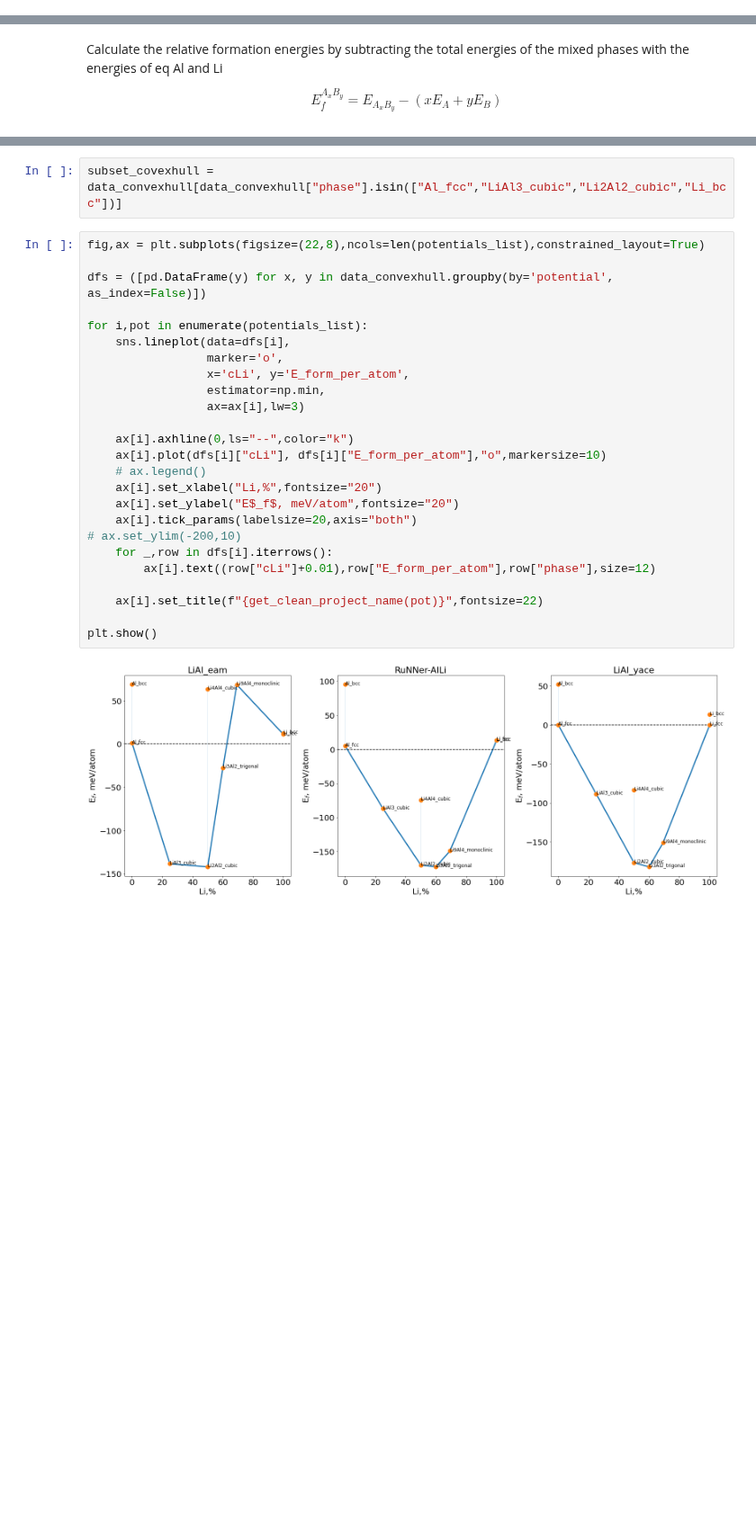
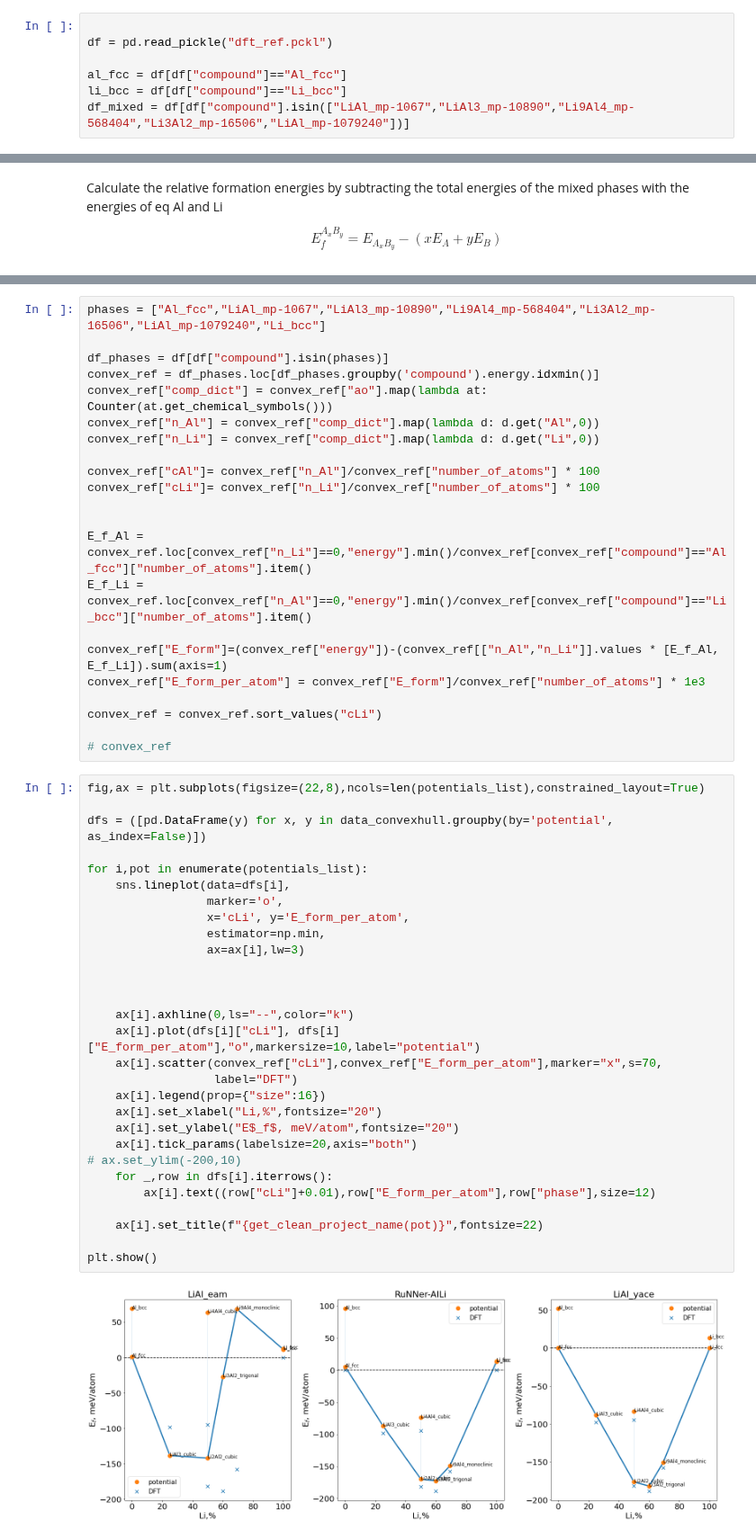
Before and after one commit to pyiron-workshop/potentials-workshop-2022, a Jupyter notebook: validation/validation_LiAl.ipynb, the cells around one changed output, grey strips where cells are left out. Shown at 90% size. Saved outputs shown, nothing was run; the diff lists cells and outputs as text; blank space fills up the shorter version.

Commit message:
added DFT ref for murnaghan plots

```diff
--- a/validation/validation_LiAl.ipynb
+++ b/validation/validation_LiAl.ipynb
@@ -274,3 +274,10 @@ map directly to c-types [inferred_type->mixed,key->block2_values] [items->Index(
+# %%
+
+df = pd.read_pickle("dft_ref.pckl")
+
+al_fcc = df[df["compound"]=="Al_fcc"]
+li_bcc = df[df["compound"]=="Li_bcc"]
+df_mixed = df[df["compound"].isin(["LiAl_mp-1067","LiAl3_mp-10890","Li9Al4_mp-568404","Li3Al2_mp-16506","LiAl_mp-1079240"])]
 # %%
 fig, ax_list = plt.subplots(ncols=3, nrows=len(potentials_list), sharex="col")
 
@@ -628,32 +644,56 @@ data_convexhull
 # %%
-subset_covexhull = data_convexhull[data_convexhull["phase"].isin(["Al_fcc","LiAl3_cubic","Li2Al2_cubic","Li_bcc"])]
+phases = ["Al_fcc","LiAl_mp-1067","LiAl3_mp-10890","Li9Al4_mp-568404","Li3Al2_mp-16506","LiAl_mp-1079240","Li_bcc"]
+
+df_phases = df[df["compound"].isin(phases)]
+convex_ref = df_phases.loc[df_phases.groupby('compound').energy.idxmin()]
+convex_ref["comp_dict"] = convex_ref["ao"].map(lambda at: Counter(at.get_chemical_symbols()))
+convex_ref["n_Al"] = convex_ref["comp_dict"].map(lambda d: d.get("Al",0))
+convex_ref["n_Li"] = convex_ref["comp_dict"].map(lambda d: d.get("Li",0))
+
+convex_ref["cAl"]= convex_ref["n_Al"]/convex_ref["number_of_atoms"] * 100
+convex_ref["cLi"]= convex_ref["n_Li"]/convex_ref["number_of_atoms"] * 100
+
+
+E_f_Al = convex_ref.loc[convex_ref["n_Li"]==0,"energy"].min()/convex_ref[convex_ref["compound"]=="Al_fcc"]["number_of_atoms"].item()
+E_f_Li = convex_ref.loc[convex_ref["n_Al"]==0,"energy"].min()/convex_ref[convex_ref["compound"]=="Li_bcc"]["number_of_atoms"].item()
+
+convex_ref["E_form"]=(convex_ref["energy"])-(convex_ref[["n_Al","n_Li"]].values * [E_f_Al, E_f_Li]).sum(axis=1)
+convex_ref["E_form_per_atom"] = convex_ref["E_form"]/convex_ref["number_of_atoms"] * 1e3
+
+convex_ref = convex_ref.sort_values("cLi")
+
+# convex_ref
 # %%
 fig,ax = plt.subplots(figsize=(22,8),ncols=len(potentials_list),constrained_layout=True)
 
 dfs = ([pd.DataFrame(y) for x, y in data_convexhull.groupby(by='potential', as_index=False)])
 
 for i,pot in enumerate(potentials_list):
     sns.lineplot(data=dfs[i],
                  marker='o',
                  x='cLi', y='E_form_per_atom',
                  estimator=np.min,
                  ax=ax[i],lw=3)
 
+
+
     ax[i].axhline(0,ls="--",color="k")
-    ax[i].plot(dfs[i]["cLi"], dfs[i]["E_form_per_atom"],"o",markersize=10)
-    # ax.legend()
+    ax[i].plot(dfs[i]["cLi"], dfs[i]["E_form_per_atom"],"o",markersize=10,label="potential")
+    ax[i].scatter(convex_ref["cLi"],convex_ref["E_form_per_atom"],marker="x",s=70,
+                  label="DFT")
+    ax[i].legend(prop={"size":16})
     ax[i].set_xlabel("Li,%",fontsize="20")
     ax[i].set_ylabel("E$_f$, meV/atom",fontsize="20")
     ax[i].tick_params(labelsize=20,axis="both")
 # ax.set_ylim(-200,10)
     for _,row in dfs[i].iterrows():
         ax[i].text((row["cLi"]+0.01),row["E_form_per_atom"],row["phase"],size=12)
 
     ax[i].set_title(f"{get_clean_project_name(pot)}",fontsize=22)
 
 plt.show()
 # %% [output]
-[figure, old version]
+[figure, new version]
 # %%
 time_stop = time.time()
 print(f"Total run time for the notebook {time_stop - time_start} seconds")
```
Also changed, not shown: parts of 13 cells of this notebook, 1 other file.
